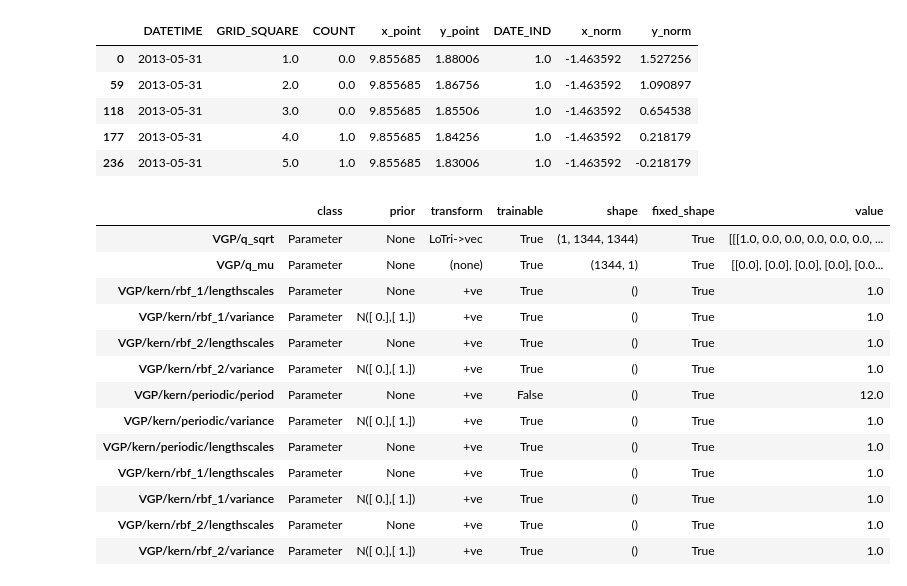
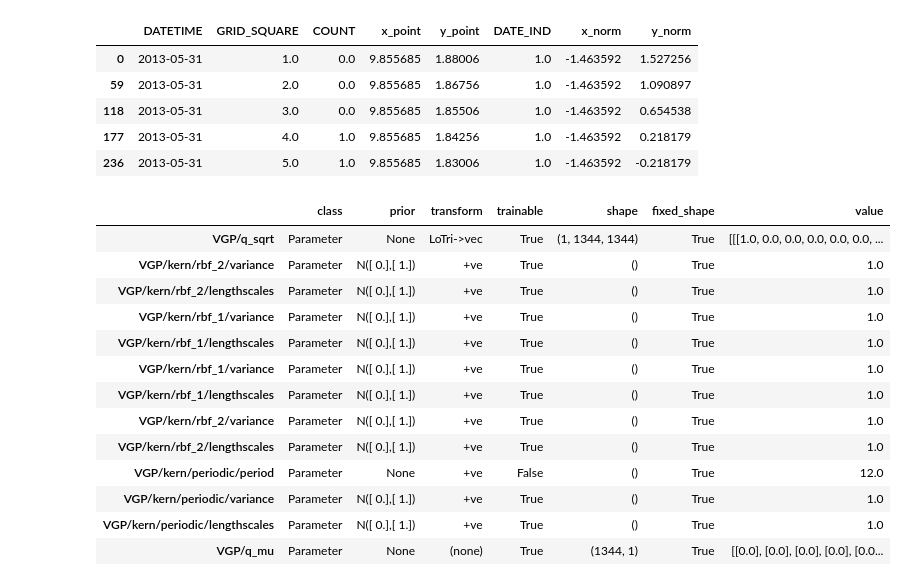
Before and after one commit to sar2160/GP, a Jupyter notebook: GP-Grid-flow.ipynb, the cells around one changed output. Cells and saved outputs as stored; diff of their text form; code cells hidden in the pictures.

```diff
--- a/GP-Grid-flow.ipynb
+++ b/GP-Grid-flow.ipynb
@@ -36,48 +36,50 @@ y = dat.COUNT.values.reshape((len(dat),1))
 # %%
 use_priors = True
 
 with gpflow.defer_build():
 
     like = gpflow.likelihoods.Poisson()
     kern_s_effect = gpflow.kernels.RBF(2, active_dims=[1,2], name='space_effect')
     kern_t_effect = gpflow.kernels.RBF(1, active_dims=[0], name='time_effect')
 
     ## Will have to write custom kernel to match Flaxman 2014
     kern_p_effect = gpflow.kernels.Periodic(1, active_dims=[0], name = 'periodic_effect')
     kern_st_effect = gpflow.kernels.Product([kern_s_effect ,kern_t_effect])
 
-
-    kerns = [kern_s_effect, kern_t_effect]
-
     full_kern =  kern_t_effect + kern_s_effect + kern_p_effect + kern_st_effect
 
     m = gpflow.models.VGP(X, y, full_kern,  likelihood = like)
 
     m.kern.periodic.period = 12
     m.kern.periodic.period.trainable = False
 
+    normal_prior = gpflow.priors.Gaussian(mu = 0 , var = 1)
     if use_priors:
-        m.kern.rbf_1.variance.prior    = gpflow.priors.Gaussian(mu = 0 , var = 1)
-        m.kern.periodic.variance.prior = gpflow.priors.Gaussian(mu = 0 , var = 1)
-        m.kern.rbf_2.variance.prior    = gpflow.priors.Gaussian(mu = 0 , var = 1)
+        m.kern.rbf_1.variance.prior    = normal_prior
+        m.kern.periodic.variance.prior = normal_prior
+        m.kern.rbf_2.variance.prior    = normal_prior
+
+        m.kern.rbf_1.lengthscales.prior = normal_prior
+        m.kern.rbf_2.lengthscales.prior = normal_prior
+        m.kern.periodic.lengthscales.prior = normal_prior
 
 
 m.as_pandas_table()
 # %% [output]
 |  | class | prior | transform | trainable | shape | fixed_shape | value |
 | VGP/q_sqrt | Parameter | None | LoTri->vec | True | (1, 1344, 1344) | True | [[[1.0, 0.0, 0.0, 0.0, 0.0, 0.0, ... |
-| VGP/q_mu | Parameter | None | (none) | True | (1344, 1) | True | [[0.0], [0.0], [0.0], [0.0], [0.0... |
-| VGP/kern/rbf_1/lengthscales | Parameter | None | +ve | True | () | True | 1.0 |
+| VGP/kern/rbf_2/variance | Parameter | N([ 0.],[ 1.]) | +ve | True | () | True | 1.0 |
+| VGP/kern/rbf_2/lengthscales | Parameter | N([ 0.],[ 1.]) | +ve | True | () | True | 1.0 |
 | VGP/kern/rbf_1/variance | Parameter | N([ 0.],[ 1.]) | +ve | True | () | True | 1.0 |
-| VGP/kern/rbf_2/lengthscales | Parameter | None | +ve | True | () | True | 1.0 |
+| VGP/kern/rbf_1/lengthscales | Parameter | N([ 0.],[ 1.]) | +ve | True | () | True | 1.0 |
+| VGP/kern/rbf_1/variance | Parameter | N([ 0.],[ 1.]) | +ve | True | () | True | 1.0 |
+| VGP/kern/rbf_1/lengthscales | Parameter | N([ 0.],[ 1.]) | +ve | True | () | True | 1.0 |
 | VGP/kern/rbf_2/variance | Parameter | N([ 0.],[ 1.]) | +ve | True | () | True | 1.0 |
+| VGP/kern/rbf_2/lengthscales | Parameter | N([ 0.],[ 1.]) | +ve | True | () | True | 1.0 |
 | VGP/kern/periodic/period | Parameter | None | +ve | False | () | True | 12.0 |
 | VGP/kern/periodic/variance | Parameter | N([ 0.],[ 1.]) | +ve | True | () | True | 1.0 |
-| VGP/kern/periodic/lengthscales | Parameter | None | +ve | True | () | True | 1.0 |
-| VGP/kern/rbf_1/lengthscales | Parameter | None | +ve | True | () | True | 1.0 |
-| VGP/kern/rbf_1/variance | Parameter | N([ 0.],[ 1.]) | +ve | True | () | True | 1.0 |
-| VGP/kern/rbf_2/lengthscales | Parameter | None | +ve | True | () | True | 1.0 |
-| VGP/kern/rbf_2/variance | Parameter | N([ 0.],[ 1.]) | +ve | True | () | True | 1.0 |
+| VGP/kern/periodic/lengthscales | Parameter | N([ 0.],[ 1.]) | +ve | True | () | True | 1.0 |
+| VGP/q_mu | Parameter | None | (none) | True | (1344, 1) | True | [[0.0], [0.0], [0.0], [0.0], [0.0... |
 # %%
 m.compile()
 opt = gpflow.train.ScipyOptimizer()
```
Also changed, not shown: parts of 8 cells of this notebook.
